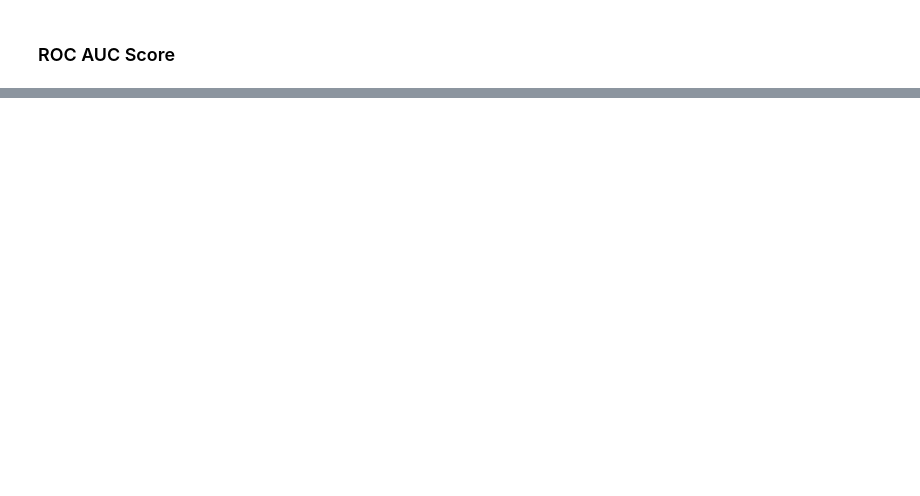
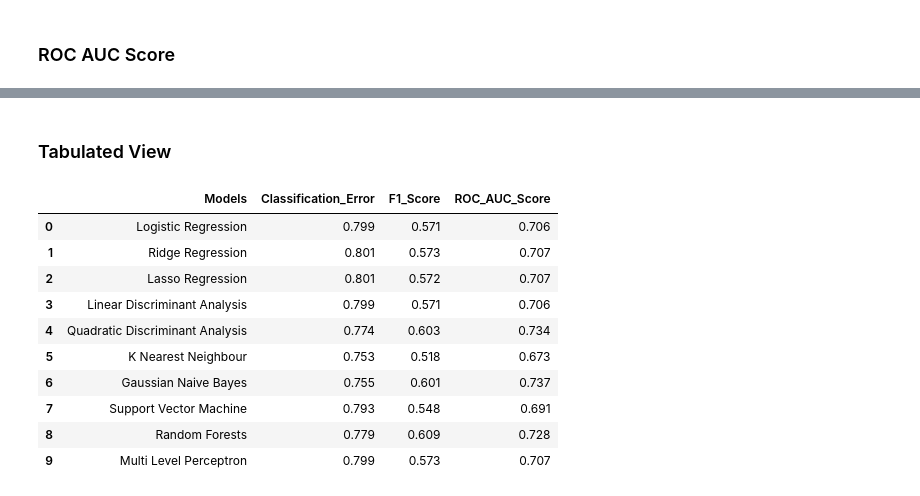
Before and after one commit to akshaysundar3/telco_prediction, a Jupyter notebook: testing_classifiers_update_AS.ipynb, the cells around one changed output, grey strips where cells are left out. Saved outputs shown, nothing was run; the diff lists cells and outputs as text; code cells hidden in the pictures; blank space fills up the shorter version.

```diff
--- a/testing_classifiers_update_AS.ipynb
+++ b/testing_classifiers_update_AS.ipynb
@@ -849,3 +870,40 @@ Gaussian Naive Bayes:  0.7367622219679558
 SVM:  0.6912129842434613
 Random Forests:  0.7278069098782856
 MLP:  0.7071452827915458
+# %% [markdown]
+### Tabulated View
+# %%
+models_list = ["Logistic Regression","Ridge Regression","Lasso Regression","Linear Discriminant Analysis",
+               "Quadratic Discriminant Analysis","K Nearest Neighbour","Gaussian Naive Bayes",
+               "Support Vector Machine","Random Forests","Multi Level Perceptron"]
+class_errors = [np.mean(gen_error_lrb),np.mean(gen_error_lrr),np.mean(gen_error_lrl),np.mean(gen_error_lda),
+                np.mean(gen_error_qda),np.mean(gen_error_knn),np.mean(gen_error_gnb),np.mean(gen_error_svm),
+                np.mean(gen_error_rf),np.mean(gen_error_nn)]
+f1_scores_list = [np.mean(f1_lrb),np.mean(f1_lrr),np.mean(f1_lrl),np.mean(f1_lda),np.mean(f1_qda),np.mean(f1_knn),
+                  np.mean(f1_gnb),np.mean(f1_svm),np.mean(f1_rf),np.mean(f1_nn)]
+ra_scores_list = [np.mean(ra_lrb),np.mean(ra_lrr),np.mean(ra_lrl),np.mean(ra_lda),np.mean(ra_qda),np.mean(ra_knn),
+                  np.mean(ra_gnb),np.mean(ra_svm),np.mean(ra_rf),np.mean(ra_nn)]
+# %%
+model_comparison = pd.DataFrame()
+model_comparison["Models"] = np.array(models_list)
+model_comparison["Classification_Error"] = np.array(class_errors)
+model_comparison["F1_Score"] = np.array(f1_scores_list)
+model_comparison["ROC_AUC_Score"] = np.array(ra_scores_list)
+
+model_comparison['Classification_Error'] = model_comparison.apply(lambda x: round(x['Classification_Error'],3),axis=1)
+model_comparison['F1_Score'] = model_comparison.apply(lambda x: round(x['F1_Score'],3),axis=1)
+model_comparison['ROC_AUC_Score'] = model_comparison.apply(lambda x: round(x['ROC_AUC_Score'],3),axis=1)
+
+model_comparison.head(100)
+# %% [output]
+|  | Models | Classification_Error | F1_Score | ROC_AUC_Score |
+| 0 | Logistic Regression | 0.799 | 0.571 | 0.706 |
+| 1 | Ridge Regression | 0.801 | 0.573 | 0.707 |
+| 2 | Lasso Regression | 0.801 | 0.572 | 0.707 |
+| 3 | Linear Discriminant Analysis | 0.799 | 0.571 | 0.706 |
+| 4 | Quadratic Discriminant Analysis | 0.774 | 0.603 | 0.734 |
+| 5 | K Nearest Neighbour | 0.753 | 0.518 | 0.673 |
+| 6 | Gaussian Naive Bayes | 0.755 | 0.601 | 0.737 |
+| 7 | Support Vector Machine | 0.793 | 0.548 | 0.691 |
+| 8 | Random Forests | 0.779 | 0.609 | 0.728 |
+| 9 | Multi Level Perceptron | 0.799 | 0.573 | 0.707 |
```
Also changed, not shown: parts of 24 cells of this notebook.
